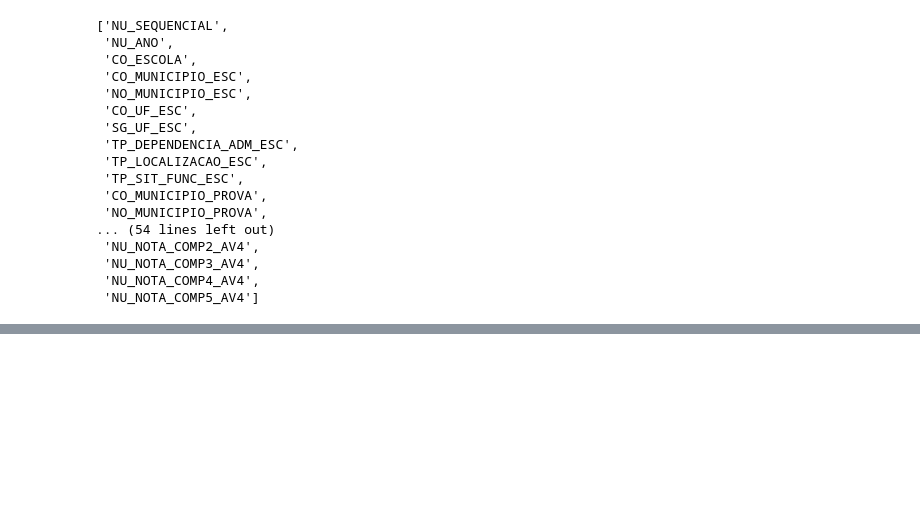
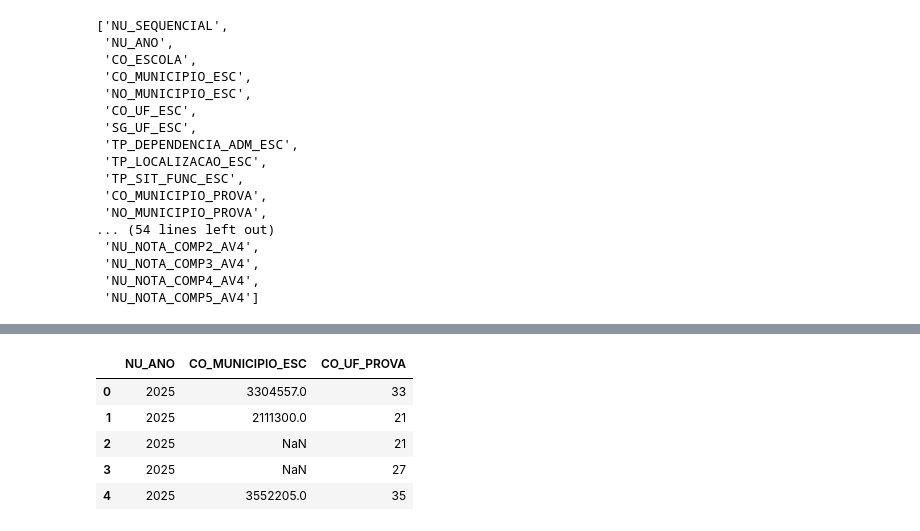
Before and after one commit to leandroclv/analise_manipulacao_dados_pandas_udemy, a Jupyter notebook: bases_gigantes.ipynb, the cells around one changed output, grey strips where cells are left out. Cells and saved outputs as stored; diff of their text form; code cells hidden in the pictures; blank space fills up the shorter version.

```diff
--- a/bases_gigantes.ipynb
+++ b/bases_gigantes.ipynb
@@ -93,0 +208,13 @@ dfc = pd.read_csv('/home/leandro/Documentos/RESULTADOS_2025.csv', nrows=1000, en
+# %%
+colunas = ['NU_ANO', 'CO_MUNICIPIO_ESC', 'CO_UF_PROVA']
+# %%
+df_1 = pd.read_csv('/home/leandro/Documentos/RESULTADOS_2025.csv', encoding='Latin-1', sep=';', usecols=colunas)
+# %%
+df_1.head()
+# %% [output]
+|  | NU_ANO | CO_MUNICIPIO_ESC | CO_UF_PROVA |
+| 0 | 2025 | 3304557.0 | 33 |
+| 1 | 2025 | 2111300.0 | 21 |
+| 2 | 2025 | NaN | 21 |
+| 3 | 2025 | NaN | 27 |
+| 4 | 2025 | 3552205.0 | 35 |
```
Also changed, not shown: parts of 20 cells of this notebook, 1 other file.
